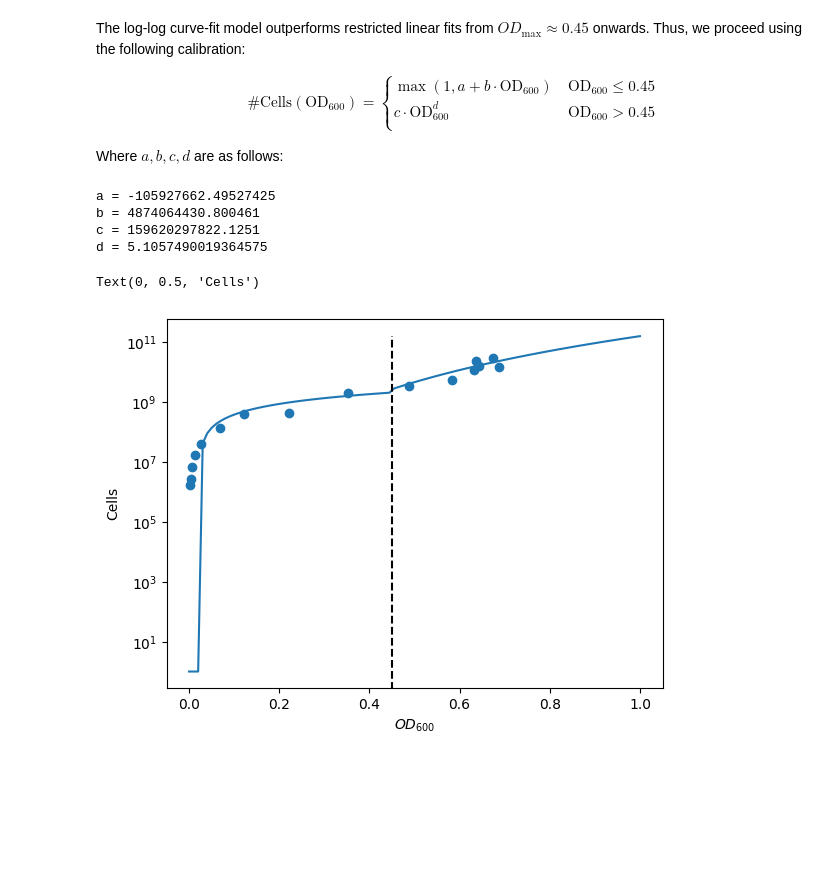
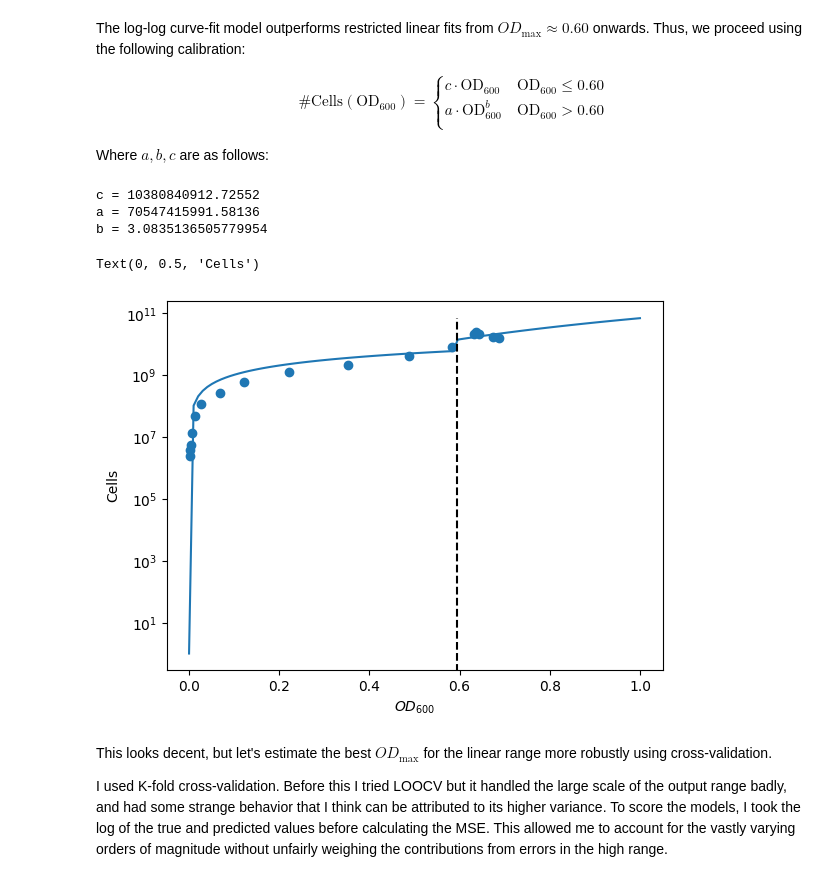
Before and after one commit to C-CoMP-STC/rpom-fba, a Jupyter notebook: notebooks/test_od_calibration.ipynb, the cells around one changed output. Cells and saved outputs as stored; diff of their text form; code cells hidden in the pictures; blank space fills up the shorter version.

Commit message:
finish notebook for od calibration curve

```diff
--- a/notebooks/test_od_calibration.ipynb
+++ b/notebooks/test_od_calibration.ipynb
@@ -1,18 +1,19 @@
 # %%
-import os
+from itertools import pairwise
 import numpy as np
 import matplotlib.pyplot as plt
 import pandas as pd
 from scipy.optimize import curve_fit
 from sklearn.linear_model import LinearRegression
 from sklearn.metrics import mean_squared_error
+from sklearn.model_selection import KFold
 
 data="../data/ODcounts_calibration.xlsx"
 raw_data = pd.read_excel(data)
 
 # Clean data
 raw_data['OD600 (1-cm)'] /= raw_data["Scale_OD"]
-raw_data["Mean_cells"] = raw_data["Cells per ml, plate counts"] # (raw_data["Cells per ml, cyto"] + raw_data["Cells per ml, plate counts"]) / 2
+raw_data["Mean_cells"] = raw_data["Cells per ml, cyto"] # (raw_data["Cells per ml, cyto"] + raw_data["Cells per ml, plate counts"]) / 2
 raw_data = raw_data.sort_values("OD600 (1-cm)")
 # %%
 fig, (lin_ax, logy_ax, loglog_ax) = plt.subplots(1, 3)
@@ -155,53 +183,54 @@ fig.set_size_inches(8, 15)
 # %% [markdown]
-The log-log curve-fit model outperforms restricted linear fits from $OD_{\max} \approx 0.45$ onwards.
+The log-log curve-fit model outperforms restricted linear fits from $OD_{\max} \approx 0.60$ onwards.
 Thus, we proceed using the following calibration:
 
 $$
 \begin{align*}
-\text{\# Cells}(\text{OD}_{600}) = \begin{cases} \max(1, a + b\cdot \text{OD}_{600}) && \text{OD}_{600} \le 0.45\\
-                                                 c\cdot \text{OD}_{600}^d && \text{OD}_{600} > 0.45\\
+\text{\# Cells}(\text{OD}_{600}) = \begin{cases} c\cdot \text{OD}_{600} && \text{OD}_{600} \le 0.60\\
+                                                 a\cdot \text{OD}_{600}^b && \text{OD}_{600} > 0.60\\
 \end{cases}
 \end{align*}
 $$
 
-Where $a, b, c, d$ are as follows:
+Where $a, b, c$ are as follows:
 # %%
-final_lm = LinearRegression()
+final_lm = LinearRegression(fit_intercept=False)
 
-data_45 = clean_data[clean_data["OD600 (1-cm)"] <= 0.45]
-od_45 = data_45["OD600 (1-cm)"].values.reshape(-1, 1)
-cells_45 = data_45["Mean_cells"].values.reshape(-1, 1)
+data_60 = clean_data[clean_data["OD600 (1-cm)"] <= crossover_point]
+od_60 = data_60["OD600 (1-cm)"].values.reshape(-1, 1)
+cells_60 = data_60["Mean_cells"].values.reshape(-1, 1)
 
-final_lm.fit(od_45, cells_45)
+final_lm.fit(od_60, cells_60)
 
-print(f"a = {final_lm.intercept_[0]}")
-print(f"b = {final_lm.coef_[0, 0]}")
-print(f"c = {a}")
-print(f"d = {b}")
+print(f"c = {final_lm.coef_[0, 0]}")
+print(f"a = {a}")
+print(f"b = {b}")
 # %% [output]
-a = -105927662.49527425
-b = 4874064430.800461
-c = 159620297822.1251
-d = 5.1057490019364575
+c = 10380840912.72552
+a = 70547415991.58136
+b = 3.0835136505779954
 # %%
 def predict_cells_from_OD(od):
     if not isinstance(od, np.ndarray):
         od = np.array(od)
     if len(od.shape) == 1:
         od = od.reshape(-1, 1)
 
-
-    return np.where(od <= 0.45, np.clip(final_lm.predict(od), 1, None), model_form(od, a, b))
+    return np.where(od <= crossover_point, np.clip(final_lm.predict(od), 1, None), model_form(od, a, b))
 
 x = np.linspace(0, 1, 100)
 
 fig, ax = plt.subplots()
 ax.plot(x, predict_cells_from_OD(x))
-ax.vlines(0.45, *ax.get_ylim(), color="k", linestyles="dashed")
+ax.vlines(crossover_point, *ax.get_ylim(), color="k", linestyles="dashed")
 ax.scatter(od, cells)
 ax.set_yscale("log")
 ax.set_xlabel("$OD_{600}$")
 ax.set_ylabel("Cells")
 # %% [output]
 Text(0, 0.5, 'Cells')
-[figure, old version]
+[figure, new version]
+# %% [markdown]
+This looks decent, but let's estimate the best $OD_{\max}$ for the linear range more robustly using cross-validation.
+
+I used K-fold cross-validation. Before this I tried LOOCV but it handled the large scale of the output range badly, and had some strange behavior that I think can be attributed to its higher variance. To score the models, I took the log of the true and predicted values before calculating the MSE. This allowed me to account for the vastly varying orders of magnitude without unfairly weighing the contributions from errors in the high range.
```
Also changed, not shown: parts of 8 cells of this notebook.
